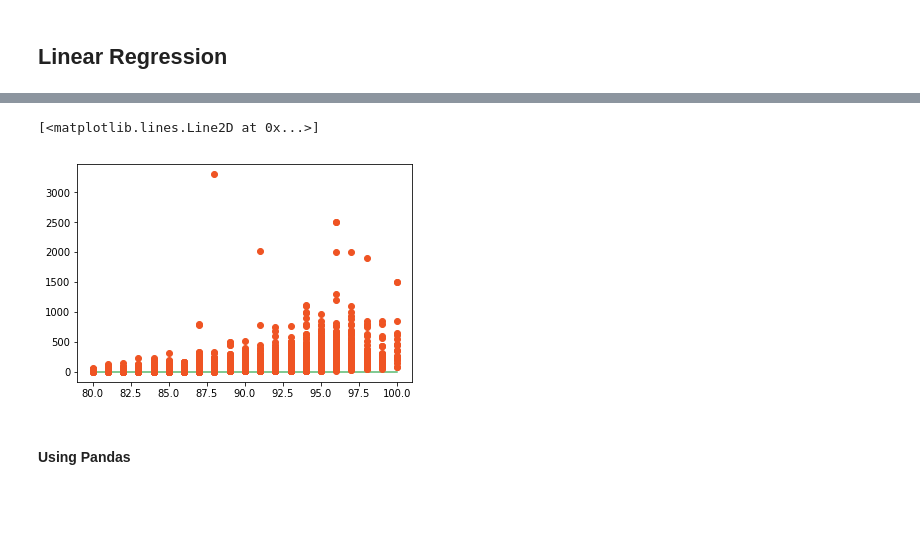
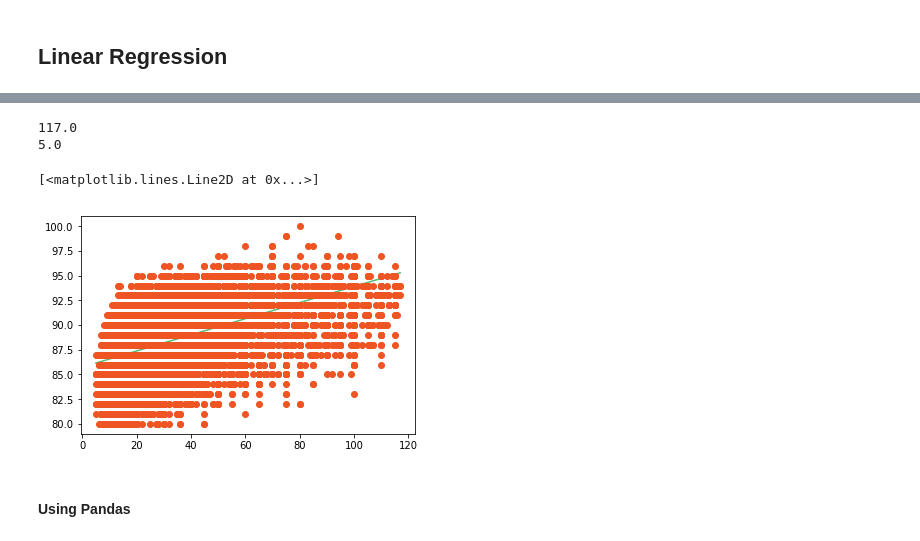
Before and after one commit to RoxanaTapia/WinePredictor, a Jupyter notebook: WinePredictor.ipynb, the cells around one changed output, grey strips where cells are left out. Cells and saved outputs as stored; diff of their text form; code cells hidden in the pictures; blank space fills up the shorter version.

Commit message:
outlier removal

```diff
--- a/WinePredictor.ipynb
+++ b/WinePredictor.ipynb
@@ -36,7 +36,10 @@ class WineReview:
         return int(string)
 
     def _get_float(self, string):
-        return float(string)
+        f = float(string)
+        if f == 0:
+            print(f)
+        return f
 # %%
 def load_reviews():
     f = open("wine-reviews/winemag-data-130k-v2.csv", 'rt')
@@ -97,21 +135,34 @@ except KeyError:
 # %%
 def collect_value(attribute):
     result = list()
-    for k, v in reviews.items():
+    for k, v in reviews_wo_outliers.items():
         result.append(vars(v)[attribute])
 
     return np.array(result)
 # %%
-X = collect_value('points')
-Y = collect_value('price')
+X = collect_value('price')
+Y = collect_value('points')
 
-my_array = np.column_stack((X, Y))
-print(my_array)
+# print(len(X))
+# # delete price outliers:
+
+# def reject_outliers(data, m=2):
+#     return data[abs(data - np.mean(data)) < m * np.std(data)]
+
+# X = reject_outliers(X)
+# print(len(X))
+
+
+
+#my_array = np.column_stack((X, Y))
+#print(my_array)
 
 # training and test separation
-X_train, X_test, y_train, y_test = train_test_split(my_array, Y, test_size=0.20)
+X_train, X_test, y_train, y_test = train_test_split(X.reshape(-1, 1), Y, test_size=0.20)
 
 #m = len(X)
+print(X_train)
+print(y_train)
 
 #X = X.reshape(m, 1)
 model = LinearRegression()
@@ -131,8 +182,8 @@ rmse = np.sqrt(mse)
 #r2_score = model.score(X, Y)
 r2_score = model.score(X_test, y_pred)
 
-print(w)
-print(b)
+print("coeficient: ", w)
+print("intercept: ", b)
 
 print(mse)
 print(r2_score)
@@ -151,14 +210,19 @@ print(r2_score)
 # %%
-max_x = np.max(X)
-min_x = np.min(X)
+max_x = np.max(X_test)
+min_x = np.min(X_test)
+
+print(max_x)
+print(min_x)
 
 x = np.linspace(min_x, max_x, 1000)
 y = b + w*x
 plt.plot(x, y,'-', color="#58b970")
-plt.plot(X, Y,'o', color="#ef5423")
+plt.plot(X_test, y_test,'o', color="#ef5423")
 # %% [output]
-[<matplotlib.lines.Line2D at 0x...>]
+117.0
+5.0
+[<matplotlib.lines.Line2D at 0x...>]
-[figure, old version]
+[figure, new version]
 # %% [markdown]
 <h4>Using Pandas</h4>
 # %%
```
Also changed, not shown: parts of 7 cells of this notebook.
